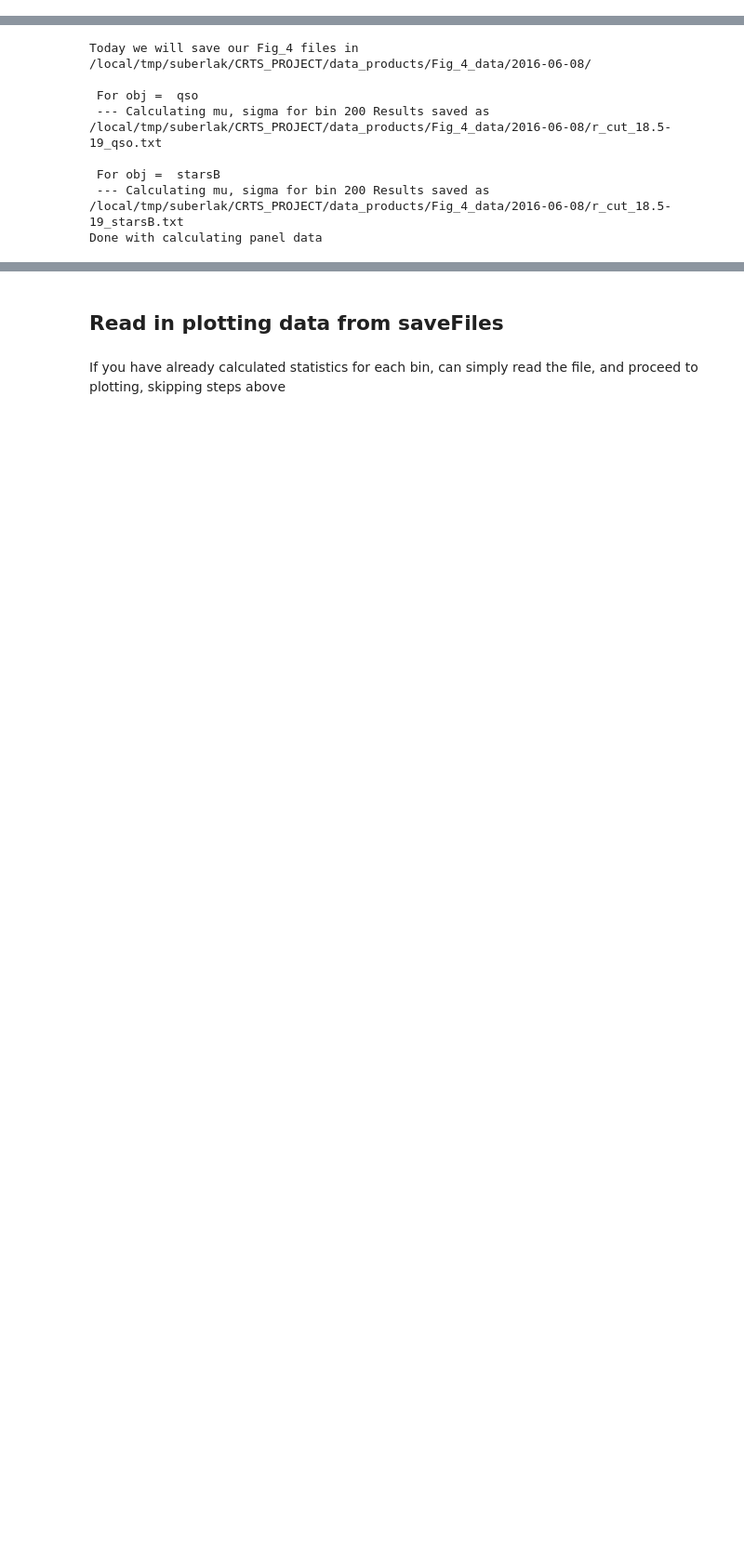
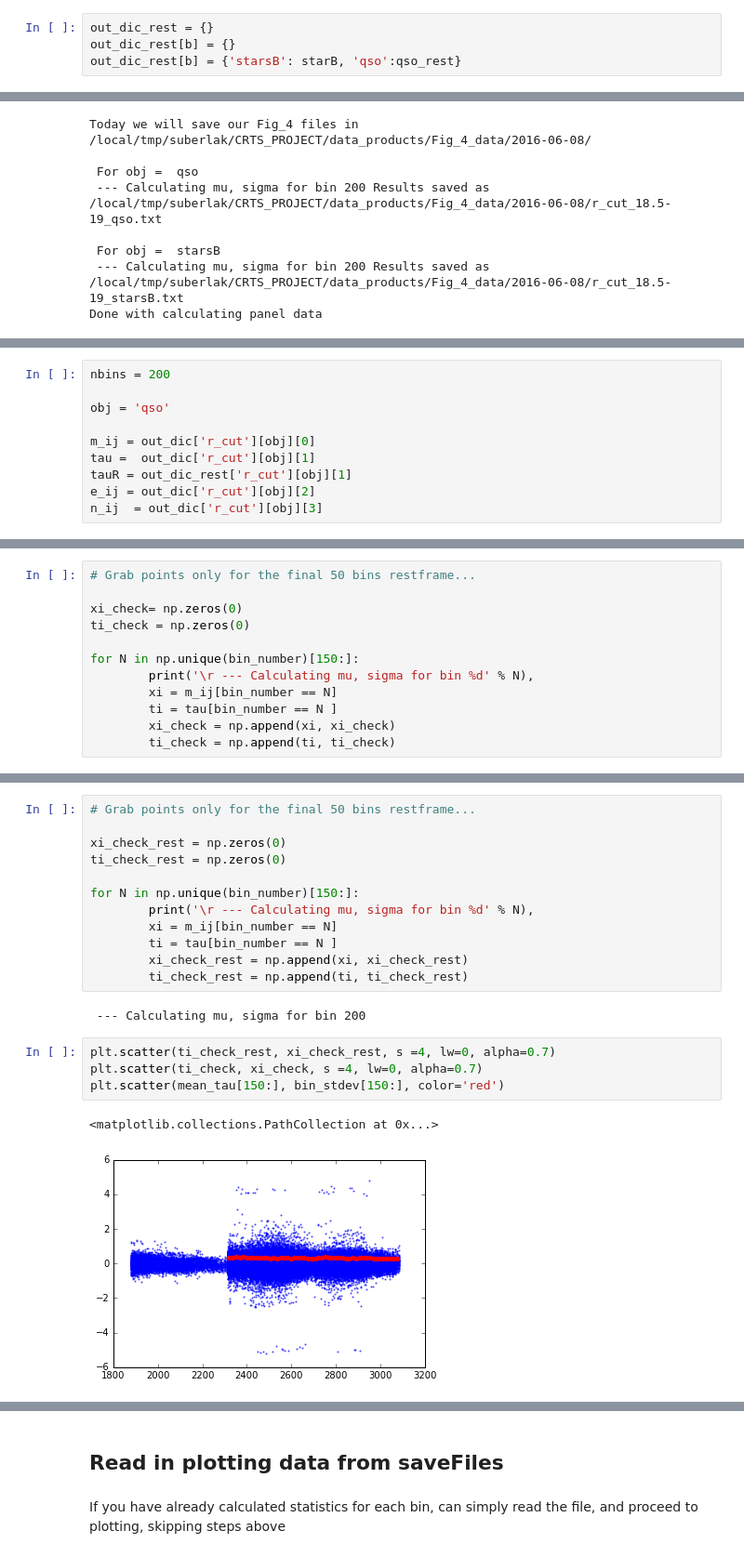
Before and after one commit to suberlak/CRTS_PROJECT, a Jupyter notebook: F_Fig_4_SF_three_panels.ipynb, the cells around one changed output, grey strips where cells are left out. Shown at 93% size. Cells and saved outputs as stored; diff of their text form; blank space fills up the shorter version.

```diff
--- a/F_Fig_4_SF_three_panels.ipynb
+++ b/F_Fig_4_SF_three_panels.ipynb
@@ -127,3 +134,7 @@ making new delflx, tau, xi arrays
+# %%
+out_dic_rest = {}
+out_dic_rest[b] = {}
+out_dic_rest[b] = {'starsB': starB, 'qso':qso_rest}
 # %% [markdown]
 ## Calculate sigma approx and sigma full, applying correction factor to errors in each bin
 # %%
@@ -236,0 +294,10 @@ Done with calculating panel data
+# %%
+nbins = 200
+
+obj = 'qso'
+
+m_ij = out_dic['r_cut'][obj][0]
+tau =  out_dic['r_cut'][obj][1]
+tauR = out_dic_rest['r_cut'][obj][1]
+e_ij = out_dic['r_cut'][obj][2]
+n_ij  = out_dic['r_cut'][obj][3]
@@ -236,0 +461,12 @@ Done with calculating panel data
+# %%
+# Grab points only for the final 50 bins restframe...
+
+xi_check= np.zeros(0)
+ti_check = np.zeros(0)
+
+for N in np.unique(bin_number)[150:]:
+        print('\r --- Calculating mu, sigma for bin %d' % N),
+        xi = m_ij[bin_number == N]
+        ti = tau[bin_number == N ]
+        xi_check = np.append(xi, xi_check)
+        ti_check = np.append(ti, ti_check)
@@ -236,0 +572,21 @@ Done with calculating panel data
+# %%
+# Grab points only for the final 50 bins restframe...
+
+xi_check_rest = np.zeros(0)
+ti_check_rest = np.zeros(0)
+
+for N in np.unique(bin_number)[150:]:
+        print('\r --- Calculating mu, sigma for bin %d' % N),
+        xi = m_ij[bin_number == N]
+        ti = tau[bin_number == N ]
+        xi_check_rest = np.append(xi, xi_check_rest)
+        ti_check_rest = np.append(ti, ti_check_rest)
+# %% [output]
+ --- Calculating mu, sigma for bin 200
+# %%
+plt.scatter(ti_check_rest, xi_check_rest, s =4, lw=0, alpha=0.7)
+plt.scatter(ti_check, xi_check, s =4, lw=0, alpha=0.7)
+plt.scatter(mean_tau[150:], bin_stdev[150:], color='red')
+# %% [output]
+<matplotlib.collections.PathCollection at 0x...>
+[figure, added]
```
Also changed, not shown: parts of 45 cells of this notebook, 1 other file.
